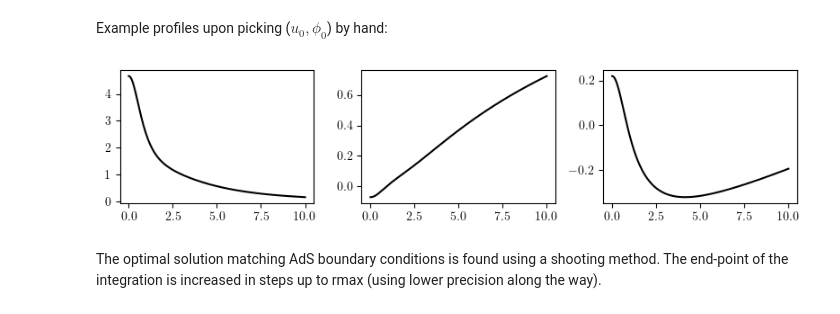
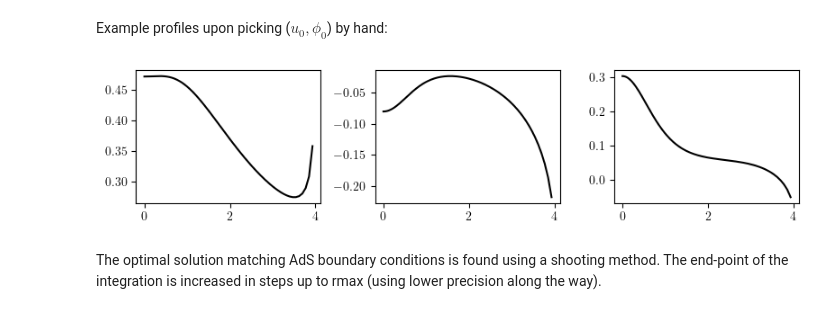
Before and after one commit to gloges/typeII-wormholes, a Jupyter notebook: wormholes.ipynb, the cells around one changed output. Cells and saved outputs as stored; diff of their text form; code cells hidden in the pictures.

```diff
--- a/wormholes.ipynb
+++ b/wormholes.ipynb
@@ -32,20 +29,20 @@ wh.paramScan_S3S3(1, 10, [-0.1, 0], [-0.1, 0.32], 30, 30)
 Example profiles upon picking ($u_0,\phi_0$) by hand:
 # %%
 q0, rmax = 1, 10
-u0, φ0 = -0.07, 0.22
+u0, φ0 = -0.0802, 0.304
 soln = wh.solve_S3S3(q0, rmax, u0, φ0)
-r, w, u, ud, φ, φd, h, f4sqr = soln
+r, f, u, ud, φ, φd, h, f4sqr = soln
 
 fig, axes = plt.subplots(1, 3, figsize=(8,2))
 
-axes[0].plot(r, w, 'k')
+axes[0].plot(r, f, 'k')
 axes[1].plot(r, u, 'k')
 axes[2].plot(r, φ, 'k')
 
 plt.tight_layout()
 plt.show()
 # %% [output]
-[figure, old version]
+[figure, new version]
 # %% [markdown]
 The optimal solution matching AdS boundary conditions is found using a shooting method. The end-point of the integration is increased in steps up to rmax (using lower precision along the way).
 # %%
```
Also changed, not shown: parts of 17 cells of this notebook, 7 other files.
